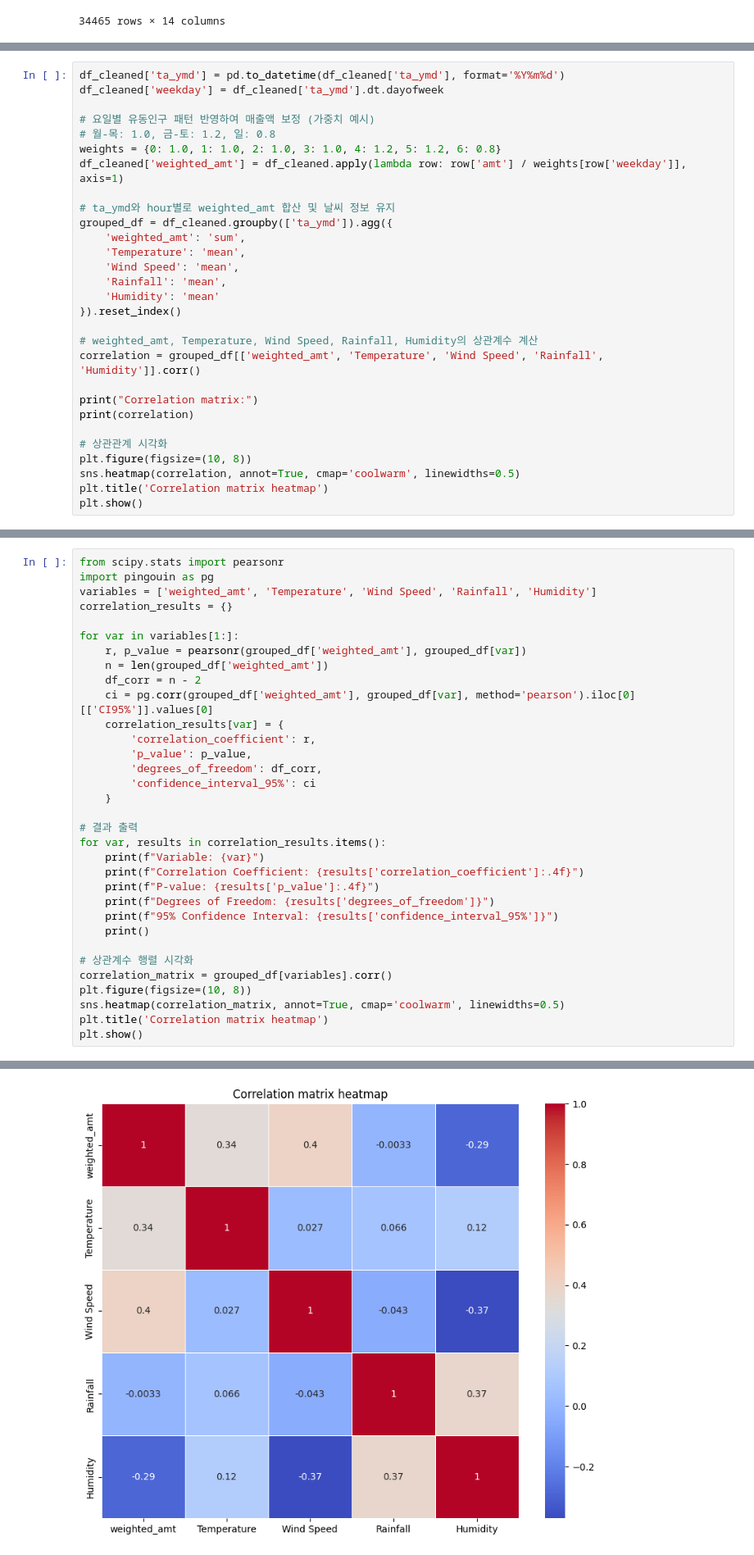
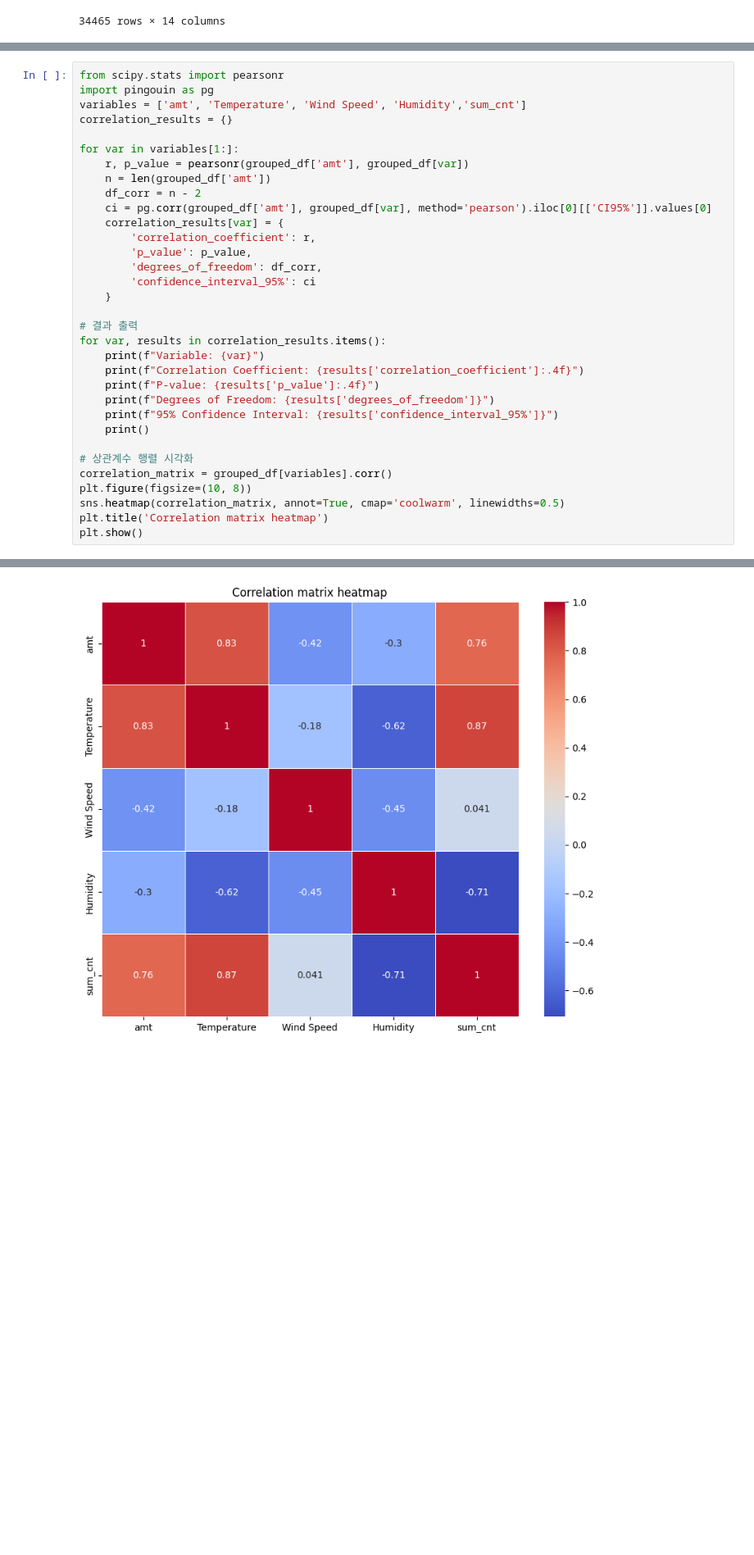
Before and after one commit to Songhyunjeong/thingplug-lora-starter-kit, a Jupyter notebook: Colaboratory에_오신_것을_환영합니다.ipynb, the cells around one changed output, grey strips where cells are left out. Shown at 82% size. Saved outputs shown, nothing was run; the diff lists cells and outputs as text; blank space fills up the shorter version.

```diff
--- a/Colaboratory에_오신_것을_환영합니다.ipynb
+++ b/Colaboratory에_오신_것을_환영합니다.ipynb
@@ -407,29 +350,0 @@ Humidity         -0.286803     0.116284   -0.372110  0.373850  1.000000
-# %%
-df_cleaned['ta_ymd'] = pd.to_datetime(df_cleaned['ta_ymd'], format='%Y%m%d')
-df_cleaned['weekday'] = df_cleaned['ta_ymd'].dt.dayofweek
-
-# 요일별 유동인구 패턴 반영하여 매출액 보정 (가중치 예시)
-# 월-목: 1.0, 금-토: 1.2, 일: 0.8
-weights = {0: 1.0, 1: 1.0, 2: 1.0, 3: 1.0, 4: 1.2, 5: 1.2, 6: 0.8}
-df_cleaned['weighted_amt'] = df_cleaned.apply(lambda row: row['amt'] / weights[row['weekday']], axis=1)
-
-# ta_ymd와 hour별로 weighted_amt 합산 및 날씨 정보 유지
-grouped_df = df_cleaned.groupby(['ta_ymd']).agg({
-    'weighted_amt': 'sum',
-    'Temperature': 'mean',
-    'Wind Speed': 'mean',
-    'Rainfall': 'mean',
-    'Humidity': 'mean'
-}).reset_index()
-
-# weighted_amt, Temperature, Wind Speed, Rainfall, Humidity의 상관계수 계산
-correlation = grouped_df[['weighted_amt', 'Temperature', 'Wind Speed', 'Rainfall', 'Humidity']].corr()
-
-print("Correlation matrix:")
-print(correlation)
-
-# 상관관계 시각화
-plt.figure(figsize=(10, 8))
-sns.heatmap(correlation, annot=True, cmap='coolwarm', linewidths=0.5)
-plt.title('Correlation matrix heatmap')
-plt.show()
@@ -480,14 +375,14 @@ Successfully installed pandas-flavor-0.6.0 pingouin-0.5.4
 # %%
 from scipy.stats import pearsonr
 import pingouin as pg
-variables = ['weighted_amt', 'Temperature', 'Wind Speed', 'Rainfall', 'Humidity']
+variables = ['amt', 'Temperature', 'Wind Speed', 'Humidity','sum_cnt']
 correlation_results = {}
 
 for var in variables[1:]:
-    r, p_value = pearsonr(grouped_df['weighted_amt'], grouped_df[var])
-    n = len(grouped_df['weighted_amt'])
+    r, p_value = pearsonr(grouped_df['amt'], grouped_df[var])
+    n = len(grouped_df['amt'])
     df_corr = n - 2
-    ci = pg.corr(grouped_df['weighted_amt'], grouped_df[var], method='pearson').iloc[0][['CI95%']].values[0]
+    ci = pg.corr(grouped_df['amt'], grouped_df[var], method='pearson').iloc[0][['CI95%']].values[0]
     correlation_results[var] = {
         'correlation_coefficient': r,
         'p_value': p_value,
@@ -531 +426 @@ Degrees of Freedom: 573
-[figure, old version]
+[figure, new version]
```
Also changed, not shown: parts of 23 cells of this notebook.
